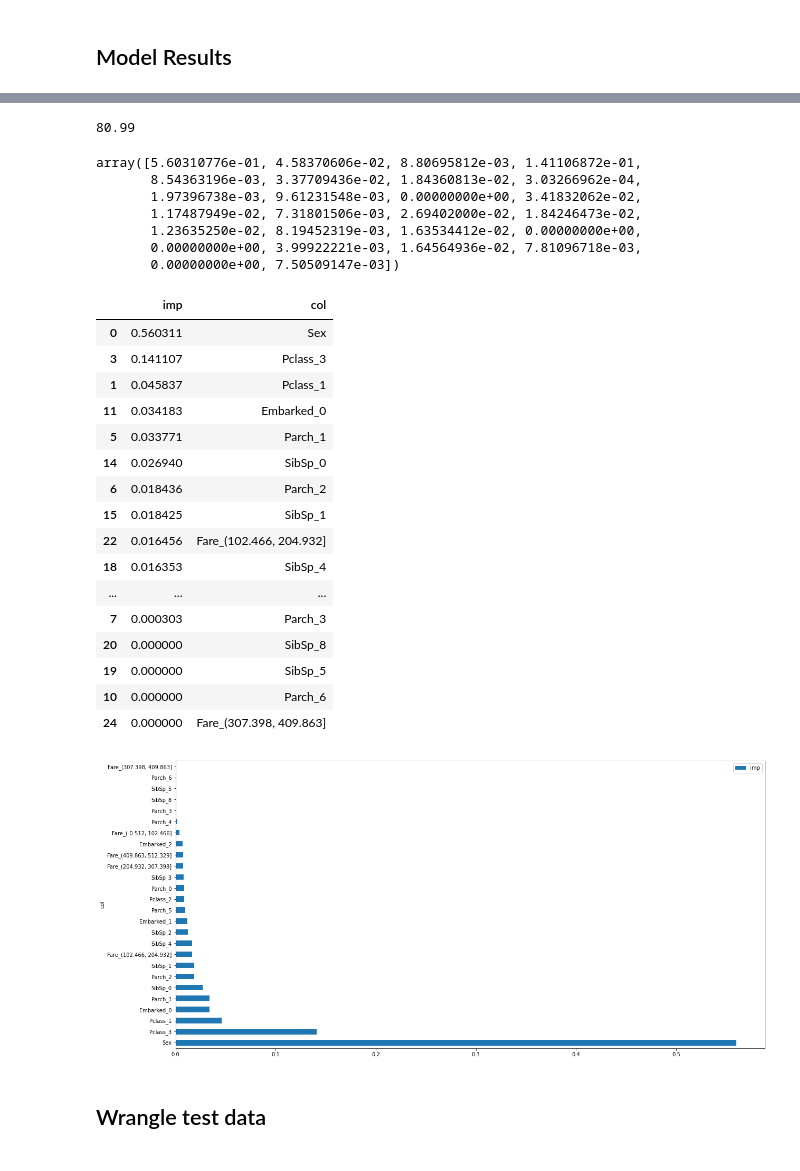
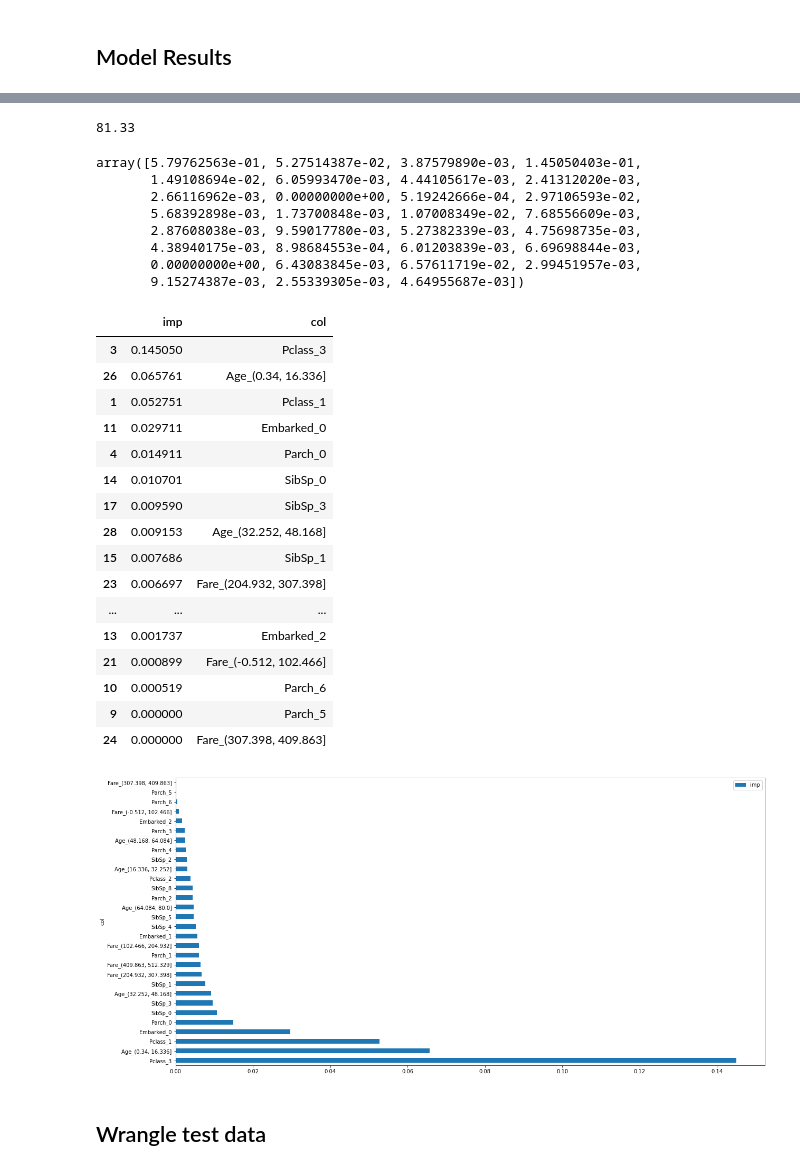
Before and after one commit to MOHAMMED-NASSER22/Titanic---Machine-Learning-from-Disaster-Kaggle, a Jupyter notebook: titanic.ipynb, the cells around one changed output, grey strips where cells are left out. Cells and saved outputs as stored; diff of their text form; code cells hidden in the pictures.

```diff
--- a/titanic.ipynb
+++ b/titanic.ipynb
@@ -380,4 +400,6 @@ train_df2
 # %%
 Fare_dummy = pd.get_dummies(train_df2['Fare'],prefix='Fare')
-Fare_dummy
+Age_dummy = pd.get_dummies(train_df2['Age'],prefix='Age')
+
+Age_dummy
 # %% [output]
@@ -396,5 +418,5 @@ Fare_dummy
 889 rows × 5 columns
 # %%
-train_df2 = pd.concat([train_df2 ,Fare_dummy] , axis = 1)
+train_df2 = pd.concat([train_df2 ,Fare_dummy, Age_dummy] , axis = 1)
 train_df2
 # %% [output]
@@ -414,5 +436,5 @@ train_df2
 # %%
-train_df2.drop('Fare' , axis = 1 , inplace = True)
+train_df2.drop(['Fare','Age'] , axis = 1 , inplace = True)
 # %% [markdown]
 # Building Machine Learning Models
 # %%
@@ -624,26 +646,27 @@ cv_models.sort_values(by='Score', ascending=False)
 # %%
-dt_model = DecisionTreeClassifier().fit(X_train,y_train)
-acc = round(dt_model.score(X_train,y_train) *100  , 2)
+gbt_model = GradientBoostingClassifier().fit(X_train,y_train)
+acc = round(gbt_model.score(X_train,y_train) *100  , 2)
 
 #cross Validation
-train_pred = model_selection.cross_val_predict(DecisionTreeClassifier(),
+train_pred = model_selection.cross_val_predict(GradientBoostingClassifier(),
                                               X_train,y_train,
                                               cv = 10 , n_jobs = -1)
 #cross-validation Acc metric
 acc_cv = round(metrics.accuracy_score(y_train , train_pred) *100, 2)
 print(acc_cv)
 # %% [output]
-80.99
+81.33
 # %%
-dt_model.feature_importances_
+gbt_model.feature_importances_
 # %% [output]
-array([5.60310776e-01, 4.58370606e-02, 8.80695812e-03, 1.41106872e-01,
-       8.54363196e-03, 3.37709436e-02, 1.84360813e-02, 3.03266962e-04,
-       1.97396738e-03, 9.61231548e-03, 0.00000000e+00, 3.41832062e-02,
-       1.17487949e-02, 7.31801506e-03, 2.69402000e-02, 1.84246473e-02,
-       1.23635250e-02, 8.19452319e-03, 1.63534412e-02, 0.00000000e+00,
-       0.00000000e+00, 3.99922221e-03, 1.64564936e-02, 7.81096718e-03,
-       0.00000000e+00, 7.50509147e-03])
+array([5.79762563e-01, 5.27514387e-02, 3.87579890e-03, 1.45050403e-01,
+       1.49108694e-02, 6.05993470e-03, 4.44105617e-03, 2.41312020e-03,
+       2.66116962e-03, 0.00000000e+00, 5.19242666e-04, 2.97106593e-02,
+       5.68392898e-03, 1.73700848e-03, 1.07008349e-02, 7.68556609e-03,
+       2.87608038e-03, 9.59017780e-03, 5.27382339e-03, 4.75698735e-03,
+       4.38940175e-03, 8.98684553e-04, 6.01203839e-03, 6.69698844e-03,
+       0.00000000e+00, 6.43083845e-03, 6.57611719e-02, 2.99451957e-03,
+       9.15274387e-03, 2.55339305e-03, 4.64955687e-03])
 # %%
 # Feature Importance
 def feature_importance(model, data):
@@ -657,26 +680,26 @@ def feature_importance(model, data):
     _ = fea_imp.plot(kind='barh', x='col', y='imp' , figsize=(20, 10))
     return fea_imp
 # %%
-feature_importance(dt_model, X_train)
+feature_importance(gbt_model, X_train)
 # %% [output]
 |  | imp | col |
-| 0 | 0.560311 | Sex |
-| 3 | 0.141107 | Pclass_3 |
-| 1 | 0.045837 | Pclass_1 |
-| 11 | 0.034183 | Embarked_0 |
-| 5 | 0.033771 | Parch_1 |
-| 14 | 0.026940 | SibSp_0 |
-| 6 | 0.018436 | Parch_2 |
-| 15 | 0.018425 | SibSp_1 |
-| 22 | 0.016456 | Fare_(102.466, 204.932] |
-| 18 | 0.016353 | SibSp_4 |
+| 3 | 0.145050 | Pclass_3 |
+| 26 | 0.065761 | Age_(0.34, 16.336] |
+| 1 | 0.052751 | Pclass_1 |
+| 11 | 0.029711 | Embarked_0 |
+| 4 | 0.014911 | Parch_0 |
+| 14 | 0.010701 | SibSp_0 |
+| 17 | 0.009590 | SibSp_3 |
+| 28 | 0.009153 | Age_(32.252, 48.168] |
+| 15 | 0.007686 | SibSp_1 |
+| 23 | 0.006697 | Fare_(204.932, 307.398] |
 | ... | ... | ... |
-| 7 | 0.000303 | Parch_3 |
-| 20 | 0.000000 | SibSp_8 |
-| 19 | 0.000000 | SibSp_5 |
-| 10 | 0.000000 | Parch_6 |
+| 13 | 0.001737 | Embarked_2 |
+| 21 | 0.000899 | Fare_(-0.512, 102.466] |
+| 10 | 0.000519 | Parch_6 |
+| 9 | 0.000000 | Parch_5 |
 | 24 | 0.000000 | Fare_(307.398, 409.863] |
-[figure, old version]
+[figure, new version]
 # %% [markdown]
 ## Wrangle test data
 # %% [markdown]
```
Also changed, not shown: parts of 29 cells of this notebook.
